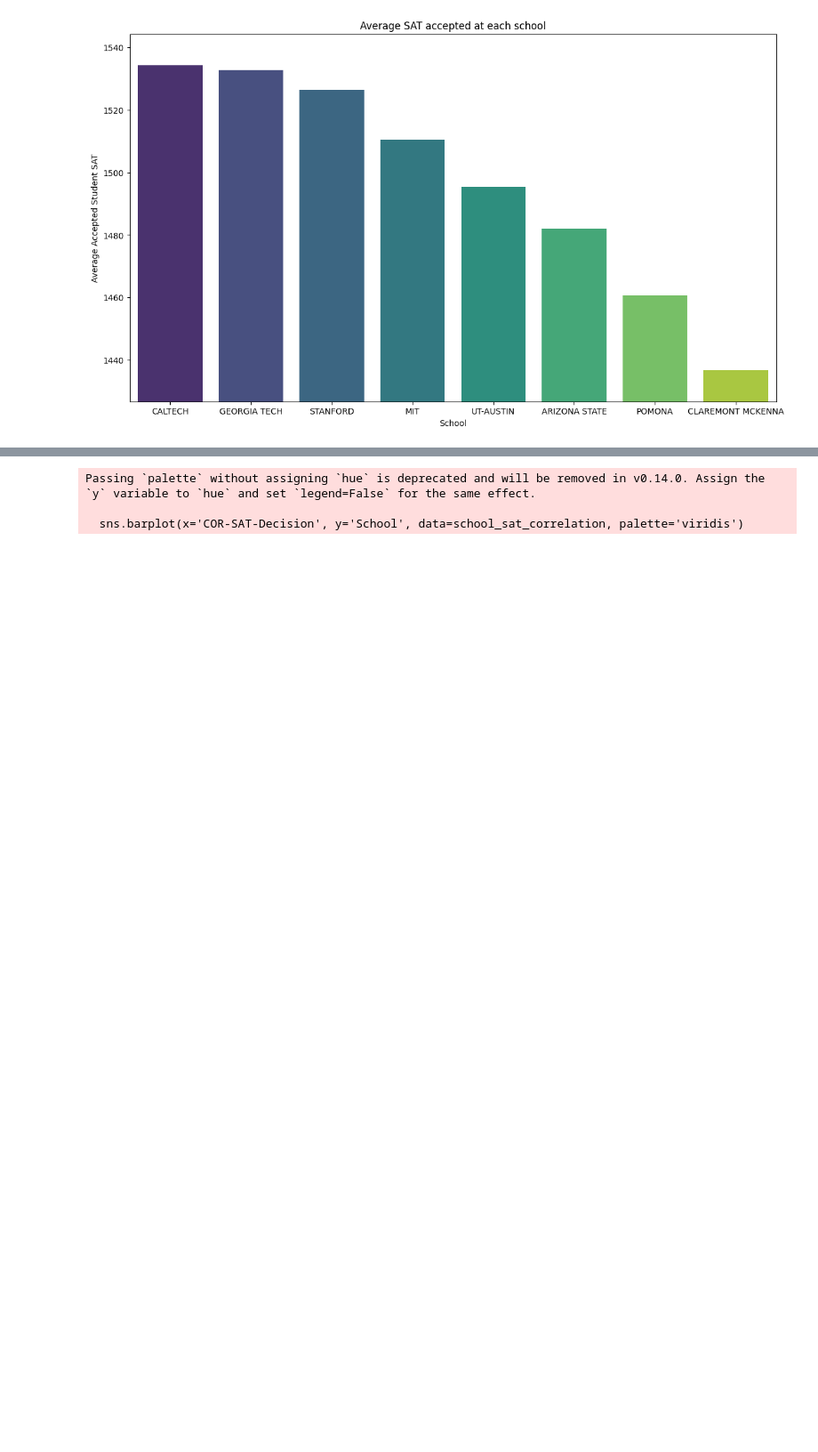
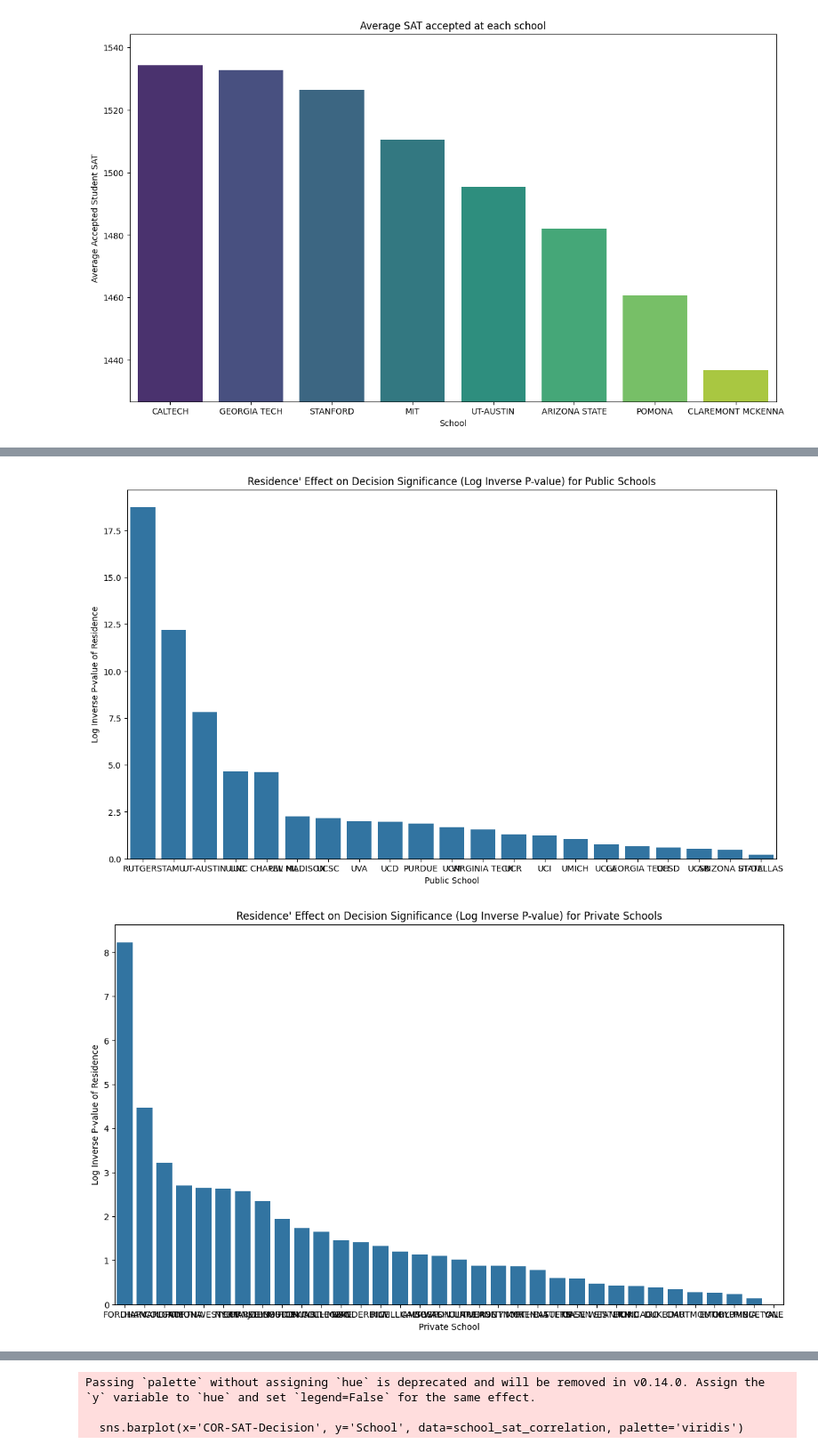
Before and after one commit to shreybirmiwal/college-predictor, a Jupyter notebook: 2-visualize/secondary_analysis.ipynb, the cells around one changed output, grey strips where cells are left out. Shown at 89% size. Cells and saved outputs as stored; diff of their text form; code cells hidden in the pictures; blank space fills up the shorter version.

```diff
--- a/2-visualize/secondary_analysis.ipynb
+++ b/2-visualize/secondary_analysis.ipynb
@@ -58,0 +90,76 @@ Passing `palette` without assigning `hue` is deprecated and will be removed in v
+# %%
+# graph inverse log  pval-Residence for each
+import numpy as np
+
+
+
+public_schools = ['UT-AUSTIN' ,'TAMU' ,'UT-DALLAS', 'UCLA','VIRGINIA TECH', 'UVA', 'UCM', 'UNC CHAPEL HILL', 'UCD', 'UCSD', 'UCSB', 'UW MADISON', 'PURDUE', 'UMICH', 'RUTGERS', 'UCSC', 'GEORGIA TECH', 'UCI', 'SAN JOSE STATE', 'ARIZONA STATE', 'UIUC', 'UC BERKELEY', 'UCR']
+private_schools =  ['CMU', 'BOSTON COLLEGE', 'NORTHWESTERN', 'MIT', 'UPENN', 'BOSTON UNIVERSITY', 'DARTMOUTH', 'DUKE', 'HARVEY MUDD', 'WILLIAMS', 'CLAREMONT MCKENNA', 'RICE', 'SWARTHMORE', 'NYU', 'WASHU', 'JOHNS HOPKINS', 'VANDERBILT', 'COLUMBIA', 'COLGATE', 'PRINCETON', 'CORNELL', 'STANFORD', 'TULANE', 'HARVARD', 'TUFTS', 'NORTHEASTERN', 'CALTECH', 'EMORY', 'UCHICAGO', 'USC', 'POMONA', 'CASE WESTERN', 'YALE', 'FORDHAM']
+
+
+public_df = df[df['School'].isin(public_schools)]
+private_df = df[df['School'].isin(private_schools)]
+
+public_df['Inverse_pval-Residence'] = 1 / public_df['pval-Residence']
+public_df['Log_Inverse_pval-Residence'] = np.log(public_df['Inverse_pval-Residence'])
+
+private_df['Inverse_pval-Residence'] = 1 / private_df['pval-Residence']
+private_df['Log_Inverse_pval-Residence'] = np.log(private_df['Inverse_pval-Residence'])
+
+public_df = public_df.sort_values(by='Log_Inverse_pval-Residence', ascending=False)
+private_df = private_df.sort_values(by='Log_Inverse_pval-Residence', ascending=False)
+
+plt.figure(figsize=(14, 8))
+sns.barplot(y='Log_Inverse_pval-Residence', x='School', data=public_df)
+plt.ylabel('Log Inverse P-value of Residence')
+plt.xlabel('Public School')
+plt.title('Residence\' Effect on Decision Significance (Log Inverse P-value) for Public Schools')
+plt.show()
+
+plt.figure(figsize=(14, 8))
+sns.barplot(y='Log_Inverse_pval-Residence', x='School', data=private_df)
+plt.ylabel('Log Inverse P-value of Residence')
+plt.xlabel('Private School')
+plt.title('Residence\' Effect on Decision Significance (Log Inverse P-value) for Private Schools')
+plt.show()
+
+
+combined_df = pd.concat([public_df, private_df])
+
+# Create a new column to indicate whether a school is public or private
+combined_df['School_Type'] = combined_df['School'].apply(lambda x: 'Public' if x in public_schools else 'Private')
+
+# Sort the combined dataframe
+combined_df = combined_df.sort_values(by='Log_Inverse_pval-Residence', ascending=False)
+
+# Create the plot
+plt.figure(figsize=(20, 10))
+sns.barplot(y='Log_Inverse_pval-Residence', x='School', hue='School_Type', data=combined_df, dodge=False)
+
+plt.ylabel('Log Inverse P-value of Residence')
+plt.xlabel('School')
+plt.title('Residence\'s Effect on Decision Significance (Log Inverse P-value) for Public and Private Schools')
+
+# Rotate x-axis labels for better readability
+plt.xticks(rotation=90)
+
+# Adjust layout to prevent cutting off labels
+plt.tight_layout()
+
+# Show the legend
+plt.legend(title='School Type')
+
+plt.show()
+
+
+
+public_avg = public_df['Log_Inverse_pval-Residence'].mean()
+private_avg = private_df['Log_Inverse_pval-Residence'].mean()
+
+# Print the average values
+print("Average values for public schools:")
+print(public_avg)
+
+print("\nAverage values for private schools:")
+print(private_avg)
+# %% [output]
@@ -58,0 +186,2 @@ Passing `palette` without assigning `hue` is deprecated and will be removed in v
+[figure, added]
+[figure, added]
```
Also changed, not shown: parts of 5 cells of this notebook, 59 other files.
